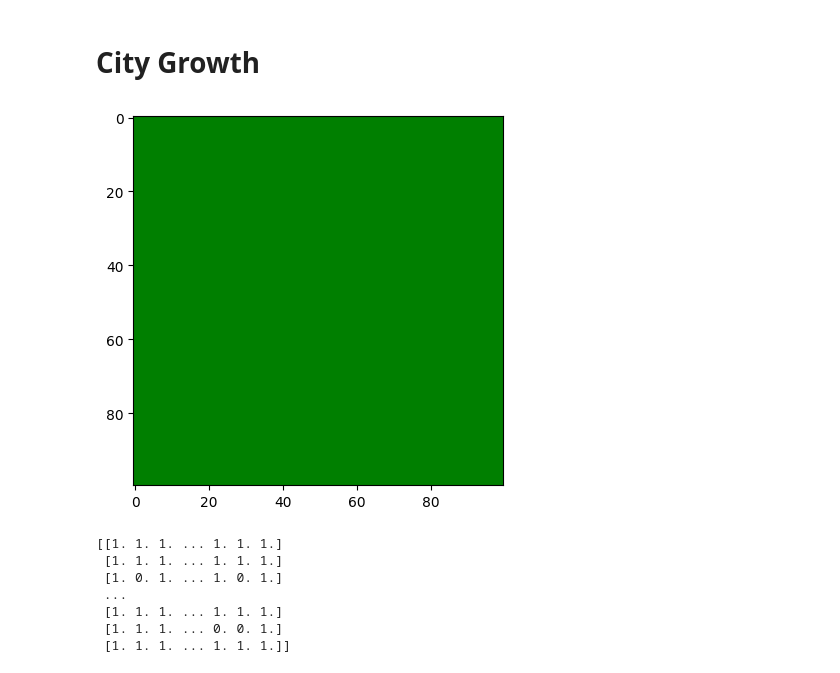
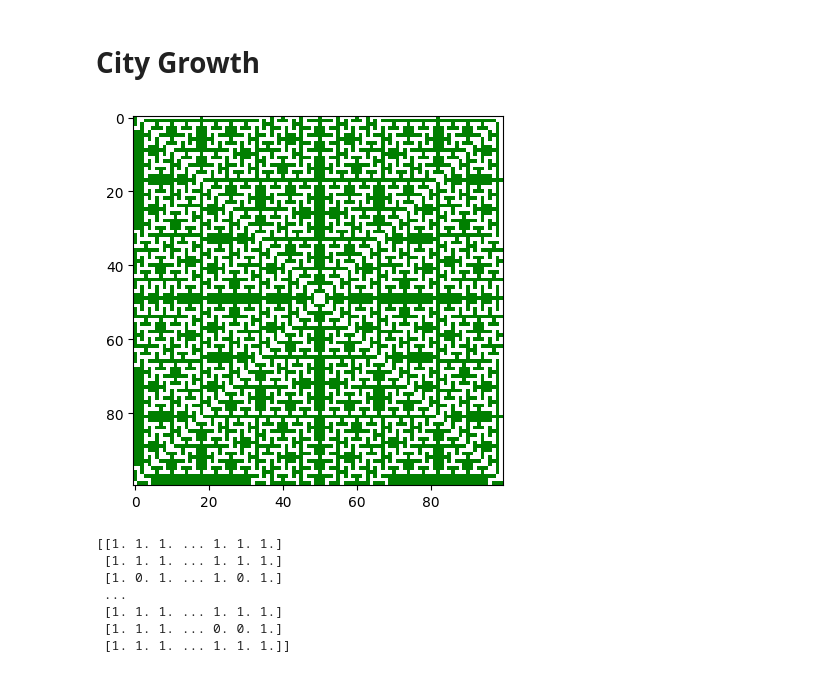
Before and after one commit to trevor-webster/2024Fall-MOCS, a Jupyter notebook: notebooks/Assignment2CellularAutomata.ipynb, the cells around one changed output. Drawn from its saved outputs; the diff is of its cells as text; code cells hidden in the pictures.

```diff
--- a/notebooks/Assignment2CellularAutomata.ipynb
+++ b/notebooks/Assignment2CellularAutomata.ipynb
@@ -16,16 +16,16 @@ import time
 size = 100 # @param {type:"slider", min:0, max:111, step:1}
 
 # default chance for green space to turn into urban space for a certain number of urban neighbors
-default_chance_0 = 0.05 # @param {type:"slider", min:0, max:1, step:0.001}
-default_chance_1 = 0.1 # @param {type:"slider", min:0, max:1, step:0.001}
-default_chance_2 = 0.2 # @param {type:"slider", min:0, max:1, step:0.001}
-default_chance_3 = 0.3 # @param {type:"slider", min:0, max:1, step:0.001}
-default_chance_4 = 0.4 # @param {type:"slider", min:0, max:1, step:0.001}
-default_chance_5 = 0.4 # @param {type:"slider", min:0, max:1, step:0.001}
-default_chance_6 = 0.5 # @param {type:"slider", min:0, max:1, step:0.001}
-default_chance_7 = 0.5 # @param {type:"slider", min:0, max:1, step:0.001}
-default_chance_8 = 0.3 # @param {type:"slider", min:0, max:1, step:0.001}
-default_chance_9 = 0.2 # @param {type:"slider", min:0, max:1, step:0.001}
+default_chance_0 = 0 # @param {type:"slider", min:0, max:1, step:0.001}
+default_chance_1 = 1 # @param {type:"slider", min:0, max:1, step:0.001}
+default_chance_2 = 0 # @param {type:"slider", min:0, max:1, step:0.001}
+default_chance_3 = 0 # @param {type:"slider", min:0, max:1, step:0.001}
+default_chance_4 = 0 # @param {type:"slider", min:0, max:1, step:0.001}
+default_chance_5 = 0 # @param {type:"slider", min:0, max:1, step:0.001}
+default_chance_6 = 0 # @param {type:"slider", min:0, max:1, step:0.001}
+default_chance_7 = 0 # @param {type:"slider", min:0, max:1, step:0.001}
+default_chance_8 = 0 # @param {type:"slider", min:0, max:1, step:0.001}
+default_chance_9 = 0 # @param {type:"slider", min:0, max:1, step:0.001}
 default_chance_10 = 0 # @param {type:"slider", min:0, max:1, step:0.001}
 default_chance_11 = 0 # @param {type:"slider", min:0, max:1, step:0.001}
 default_chance_12 = 0 # @param {type:"slider", min:0, max:1, step:0.001}
@@ -93,34 +93,34 @@ world = np.zeros((size,size))
 world[size//2,size//2] = 1
 
 # set up completion conditions
 finished = False
 force_sleep = forced_sleep > 0
 num_unchanged_updates = 0
 
 # main update loop
 while not finished:
     # display current world state
     if animate_growth:
         display_world(world)
         if force_sleep:
             time.sleep(forced_sleep)
     # compute next world state
     next_world = update_world(world)
     # check if world changed in the last update
     if np.array_equal(world, next_world):
         num_unchanged_updates += 1
     else:
         num_unchanged_updates = 0
     # check if world is sufficiently settled
     if num_unchanged_updates > max_unchanged_updates:
         finished = True
     # update world state
     world = next_world
 
 # display final state of the world
 display_world(world)
 # %% [output]
-[figure, old version]
+[figure, new version]
 # %%
 ## Random Moore Neighboorhood Uniform Probabilities Hard Caps after neighbor 7
 import numpy as np
```
Also changed, not shown: parts of 1 cell of this notebook.
